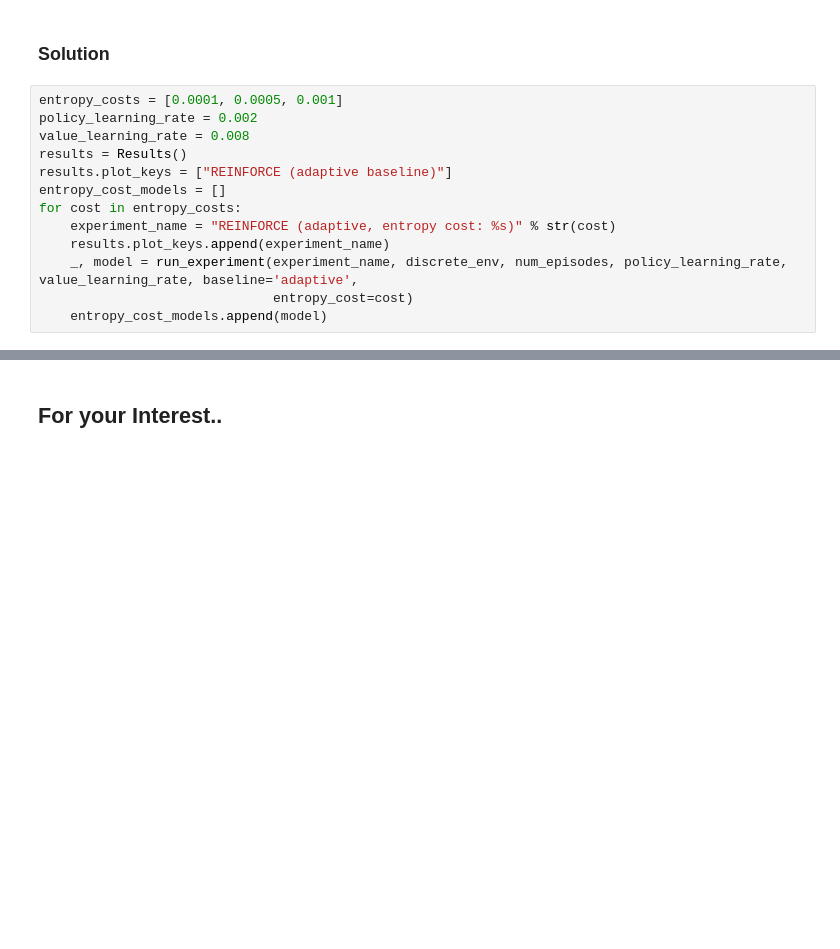
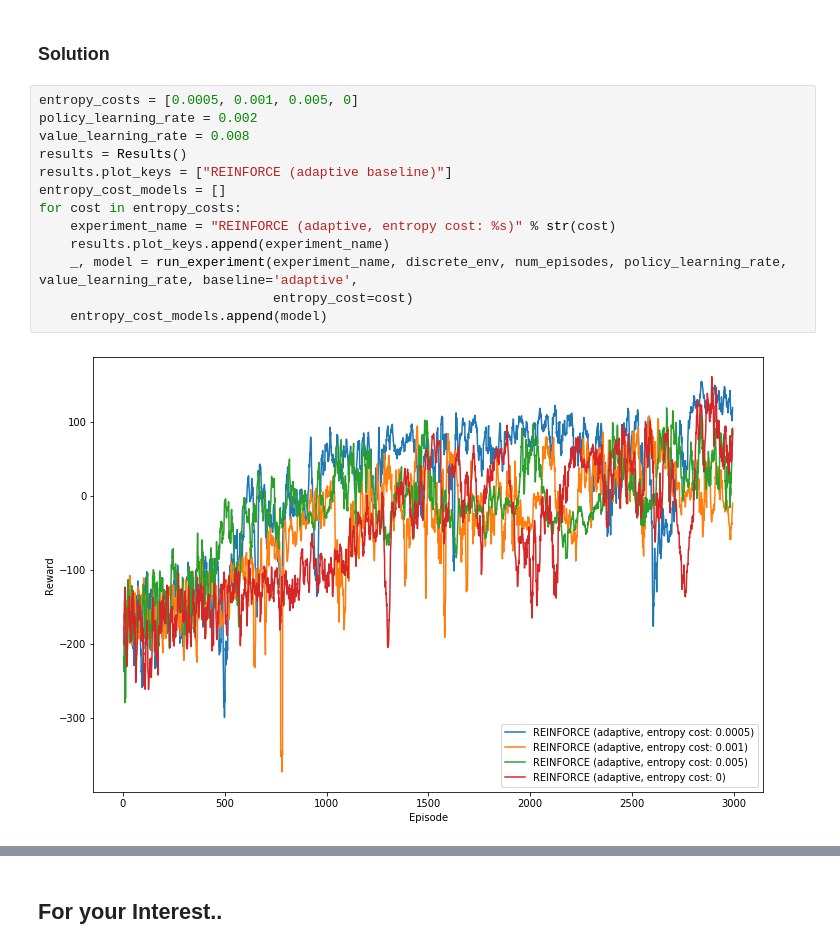
Before and after one commit to zenhaeus/ann, a Jupyter notebook: 2/miniproject3_2019_submission.ipynb, the cells around one changed output, grey strips where cells are left out. Drawn from its saved outputs; the diff is of its cells as text; blank space fills up the shorter version.

```diff
--- a/2/miniproject3_2019_submission.ipynb
+++ b/2/miniproject3_2019_submission.ipynb
@@ -644,16 +644,18 @@ Entropy regularization is related to but distinct from Maximum Entropy Reinforce
 # %% [markdown]
 ### Solution
 # %%
-entropy_costs = [0.0001, 0.0005, 0.001]
+entropy_costs = [0.0005, 0.001, 0.005, 0]
 policy_learning_rate = 0.002
 value_learning_rate = 0.008
 results = Results()
 results.plot_keys = ["REINFORCE (adaptive baseline)"]
 entropy_cost_models = []
 for cost in entropy_costs:
     experiment_name = "REINFORCE (adaptive, entropy cost: %s)" % str(cost)
     results.plot_keys.append(experiment_name)
     _, model = run_experiment(experiment_name, discrete_env, num_episodes, policy_learning_rate, value_learning_rate, baseline='adaptive',
                               entropy_cost=cost)
     entropy_cost_models.append(model)
+# %% [output]
+[figure, added]
 # %%
```
Also changed, not shown: parts of 1 cell of this notebook.
